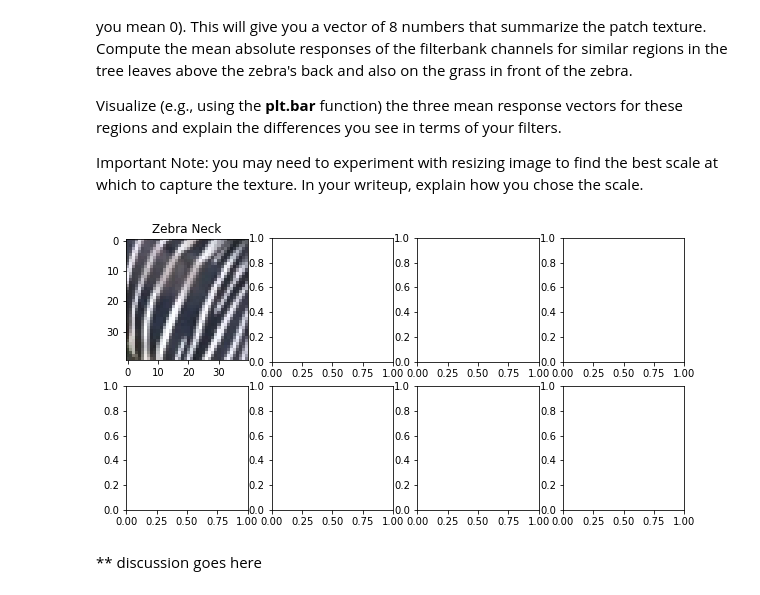
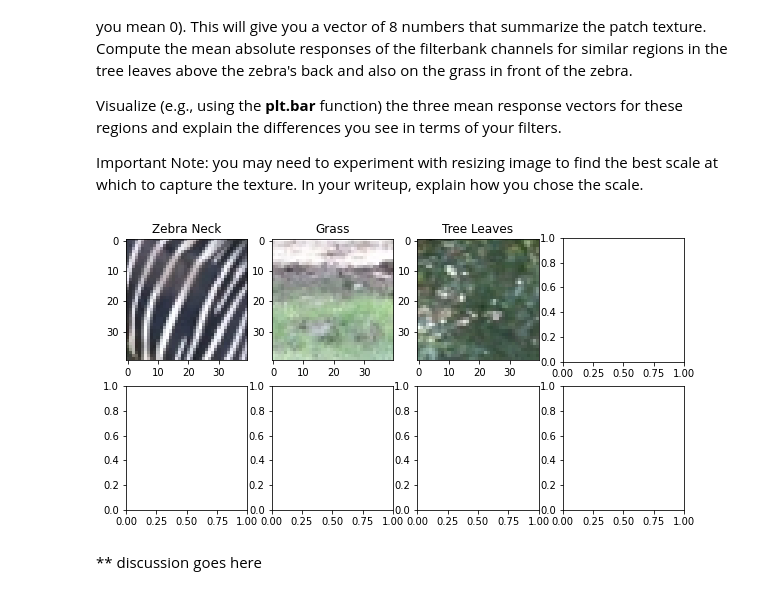
Before and after one commit to brookekelseyryan/Image-Understanding-CS-216, a Jupyter notebook: Homework3/assignment3.ipynb, the cells around one changed output. Saved outputs shown, nothing was run; the diff lists cells and outputs as text; code cells hidden in the pictures.

```diff
--- a/Homework3/assignment3.ipynb
+++ b/Homework3/assignment3.ipynb
@@ -105,0 +160,16 @@ for i, k in enumerate(k):
+# %%
+k = [2, 5, 10]
+fig, ax = plt.subplots(2, 4, figsize=(12, 4))
+image = Image.open("rainbow_bridge.jpg")
+
+ax[0,0].imshow(scale(image))
+ax[0,0].set_title("Scaled Image")
+ax[1,0].set_visible(False)
+
+for i, k in enumerate(k):
+    img, colors = color_quantization(image, k, scale_R=True)
+    ax[0, i+1].imshow(img)
+    ax[0, i+1].set_title("k = {k}".format(k=k))
+    ax[1, i+1].imshow(colors[np.newaxis, :, :])
+    ax[1, i+1].axis('off')
+    ax[1, i+1].set_title("{k} colors".format(k=k))
@@ -278,16 +373,27 @@ image to find the best scale at which to capture the texture. In your writeup,
 explain how you chose the scale.
 # %%
 # Small 40x40 patch over Zebra neck
-image = Image.open("/Users/brookeryan/Developer/Image-Understanding-CS216/Homework3/zebra_neck.jpg")
+neck = Image.open("/Users/brookeryan/Developer/Image-Understanding-CS216/Homework3/zebra_neck.jpg")
+grass = Image.open("/Users/brookeryan/Developer/Image-Understanding-CS216/Homework3/grass.jpg")
+tree_leaves = Image.open("/Users/brookeryan/Developer/Image-Understanding-CS216/Homework3/tree_leaves.jpg")
+
 fig, ax = plt.subplots(2, 4, figsize=(10, 5))
-ax[0,0].imshow(image)
+
+ax[0,0].imshow(neck)
 ax[0,0].set_title("Zebra Neck")
+
+ax[0,1].imshow(grass)
+ax[0,1].set_title("Grass")
+
+ax[0,2].imshow(tree_leaves)
+ax[0,2].set_title("Tree Leaves")
+
 
 # 8 filter responses for image
 dx, dy, g2_g1, g4_g2 = filterbank("/Users/brookeryan/Developer/Image-Understanding-CS216/Homework3/zebra_neck.jpg")
 # Compute the mean absolute response of each of the 8 filter responses over that region
 # %% [output]
-[figure, old version]
+[figure, new version]
 # %% [markdown]
 ** discussion goes here
 # %% [markdown]
```
Also changed, not shown: parts of 19 cells of this notebook.
